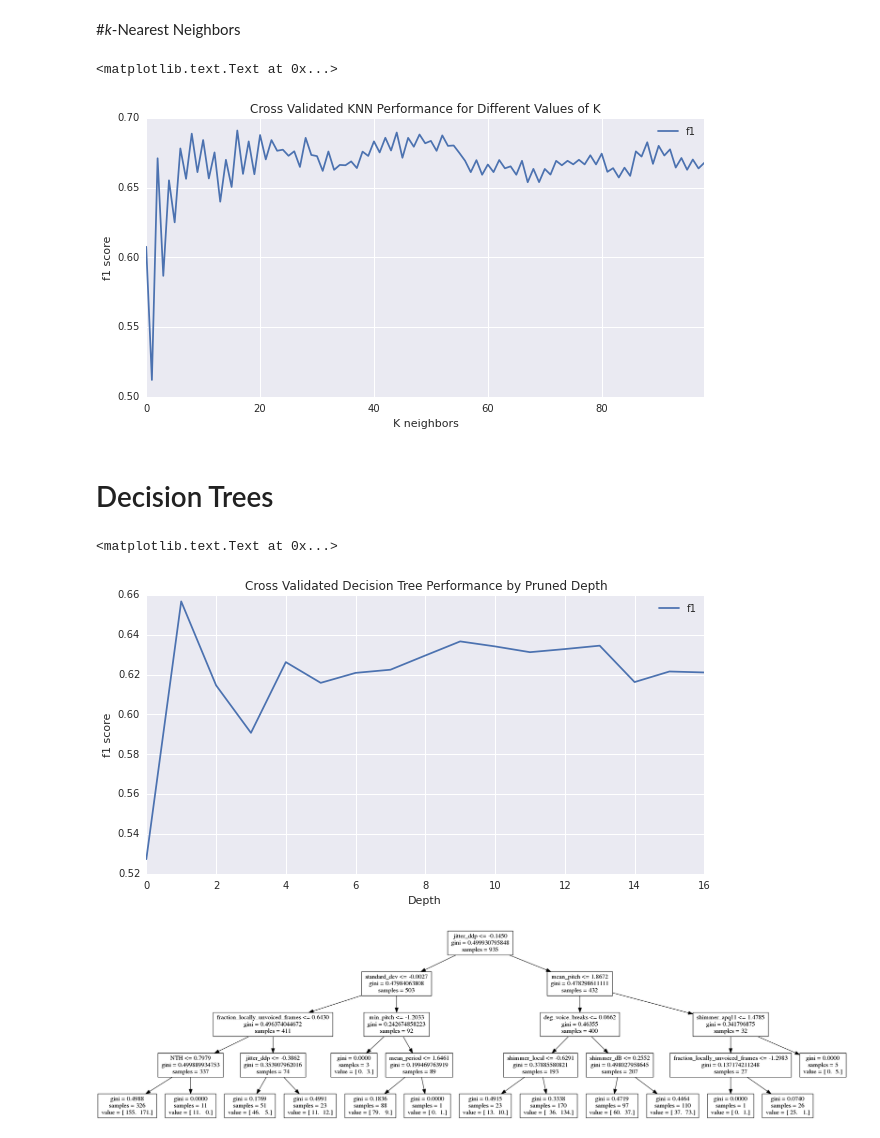
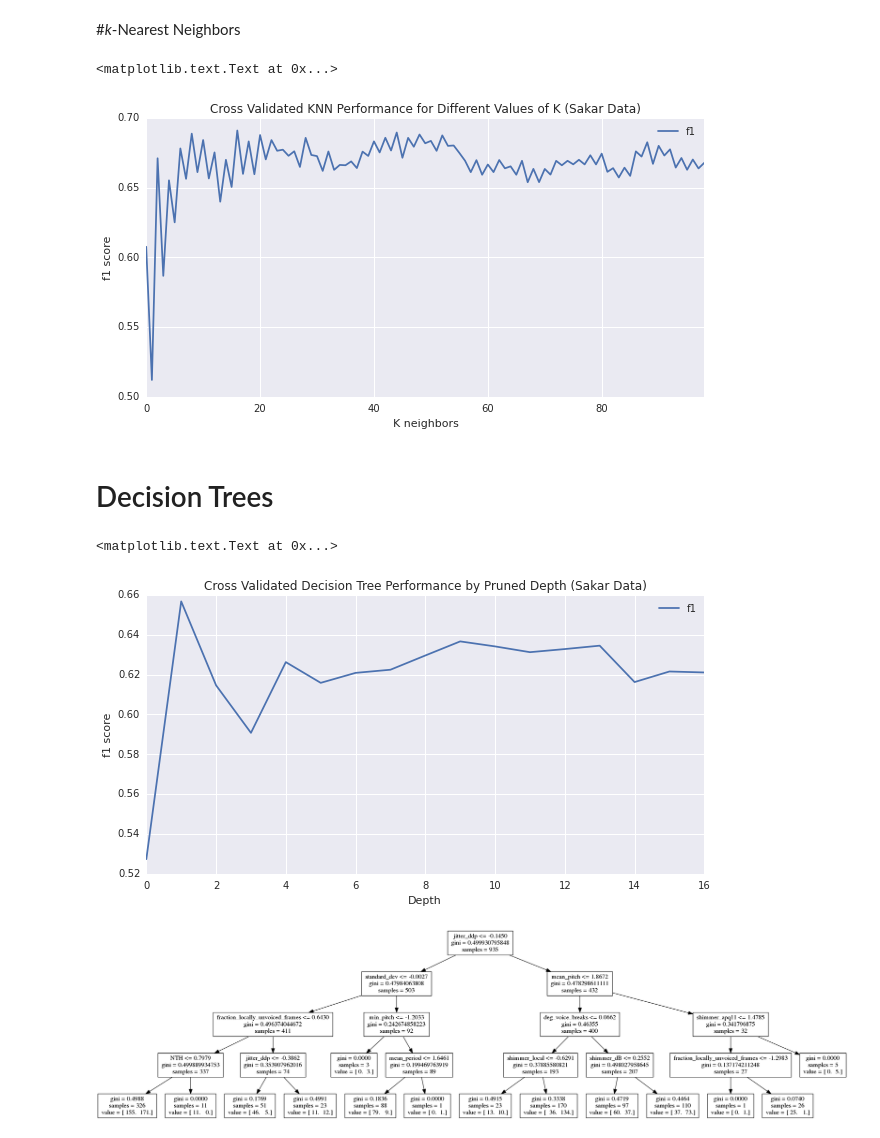
Before and after one commit to wds360/machineLearning, a Jupyter notebook: supervisedLearning/sakar13_experiments.ipynb, the cells around one changed output. Cells and saved outputs as stored; diff of their text form; code cells hidden in the pictures.

```diff
--- a/supervisedLearning/sakar13_experiments.ipynb
+++ b/supervisedLearning/sakar13_experiments.ipynb
@@ -113,12 +113,12 @@ classifiers['KNN'] = knn_gs.best_estimator_
 # %%
 # plot
 score_df = pd.DataFrame(knn_gs.grid_scores_, columns = ['n_neighbors', scoring_function_label, 'values'])
-ax = score_df.plot(title= 'Cross Validated KNN Performance for Different Values of K', figsize=(10,5))
+ax = score_df.plot(title= 'Cross Validated KNN Performance for Different Values of K (Sakar Data)', figsize=(10,5))
 ax.set_xlabel("K neighbors")
 ax.set_ylabel(scoring_function_label + ' score')
 # %% [output]
 <matplotlib.text.Text at 0x...>
-[figure, old version]
+[figure, new version]
 # %% [markdown]
 # Decision Trees
 # %%
@@ -135,12 +135,12 @@ classifiers['DecisionTree'] = tree_gs.best_estimator_
 # %%
 # plot
 score_df = pd.DataFrame(tree_gs.grid_scores_, columns = ['max_depth', scoring_function_label, 'values'])
-ax = score_df.plot(title= 'Cross Validated Decision Tree Performance by Pruned Depth', figsize=(10,5))
+ax = score_df.plot(title= 'Cross Validated Decision Tree Performance by Pruned Depth (Sakar Data)', figsize=(10,5))
 ax.set_xlabel("Depth")
 ax.set_ylabel(scoring_function_label + ' score')
 # %% [output]
 <matplotlib.text.Text at 0x...>
-[figure, old version]
+[figure, new version]
 # %%
 # visualize the optimal tree
 with open('tree.dot', 'w') as dotfile:
```
Also changed, not shown: parts of 7 cells of this notebook, 3 other files.
